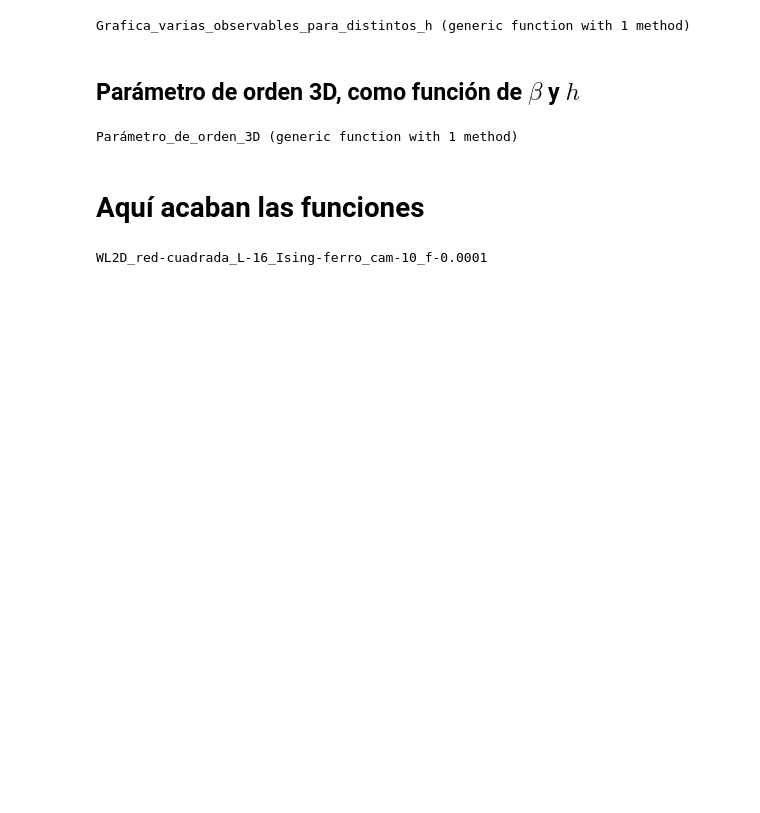
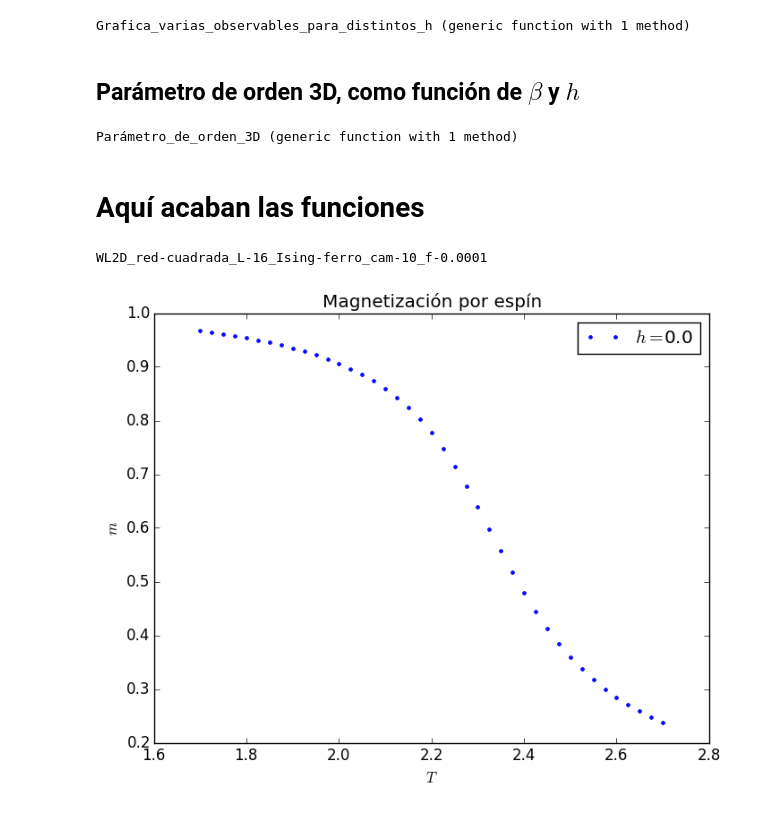
Before and after one commit to lenriqc/Wang-Landau-Clases, a Jupyter notebook: Analisis_de_datos_para_L_fija.ipynb, the cells around one changed output. Saved outputs shown, nothing was run; the diff lists cells and outputs as text; code cells hidden in the pictures; blank space fills up the shorter version.

```diff
--- a/Analisis_de_datos_para_L_fija.ipynb
+++ b/Analisis_de_datos_para_L_fija.ipynb
@@ -161,11 +161,11 @@ ARGUMENTOS DE LA FUNCIÓN:
 
 ***cadena***: Nombre del eje Y
 # %%
-function Grafica_observable_macroscópica_con_h_fija(valor_de_h,observable_macroscópica, cadena)
+function Grafica_observable_macroscópica_con_h_fija(valor_de_h,observable_macroscópica, eje_y, título)
     xlabel(L"T")
-    ylabel(cadena)
-    title(cadena)
-    plot(temperatura,observable_macroscópica, label = latexstring(L"h="*"$(valor_de_h)"))
+    ylabel(eje_y)
+    title(título)
+    plot(temperatura,observable_macroscópica, ".", label = latexstring(L"h="*"$(valor_de_h)"))
     legend()
 end
 # %% [output]
@@ -217,2 +215,7 @@ susceptibilidad_magnética
+# %%
+i=1
+Grafica_observable_macroscópica_con_h_fija(h[i],magnetización_promedio[:,i],L"m","Magnetización por espín");
+# %% [output]
+[figure, added]
 # %%
 i=1
```
Also changed, not shown: parts of 6 cells of this notebook, 47 other files.
